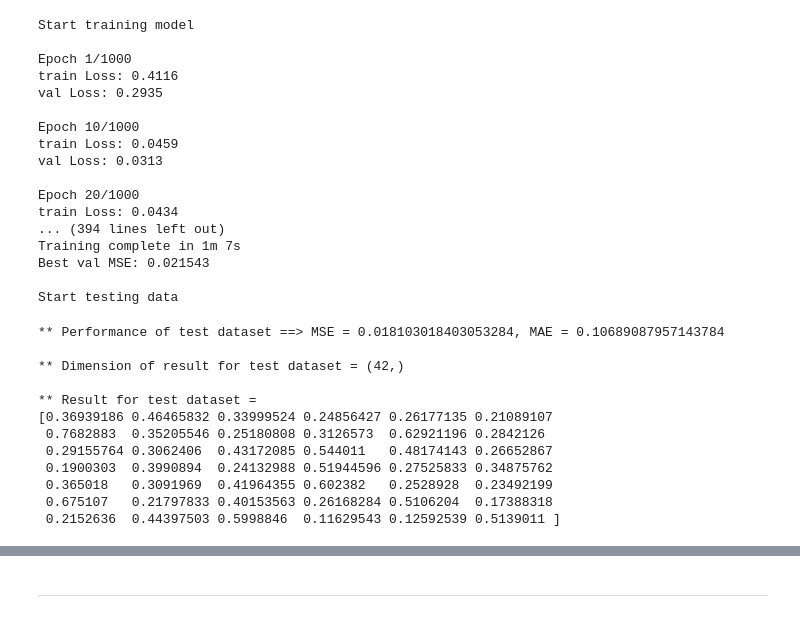
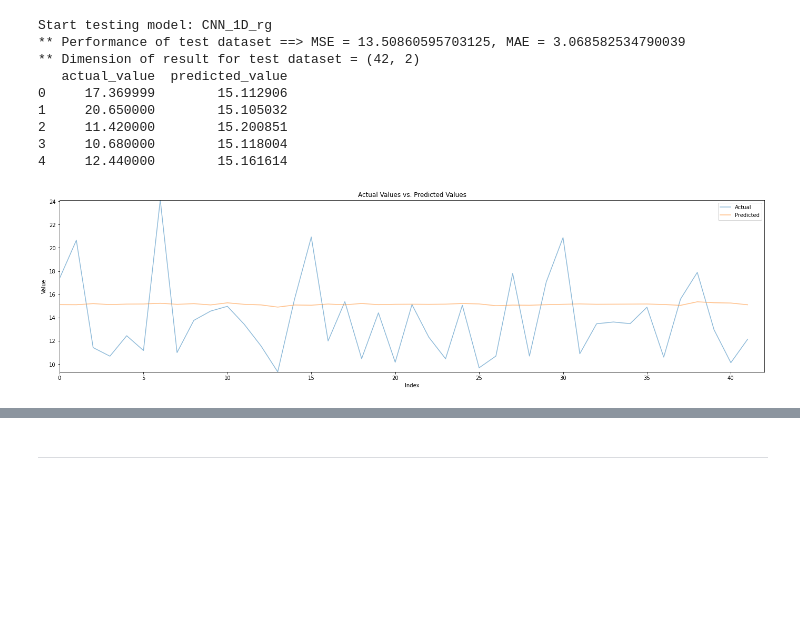
Before and after one commit to ClustProject/KUDataRegression, a Jupyter notebook: Test.ipynb, the cells around one changed output, grey strips where cells are left out. Drawn from its saved outputs; the diff is of its cells as text; code cells hidden in the pictures; blank space fills up the shorter version.

```diff
--- a/Test.ipynb
+++ b/Test.ipynb
@@ -246,46 +68,23 @@ RMSE:  2.7645
-# %%
-# Case 2. GRU (w/o data representation)
-config = config2
-data_reg = mr.Regression(config, train_data, test_data)
-model = data_reg.build_model()  # 모델 구축
-
-if config["training"]:
-    best_model = data_reg.train_model(model)  # 모델 학습
-    data_reg.save_model(best_model, best_model_path=config["best_model_path"])  # 모델 저장
-
-pred, mse, mae = data_reg.pred_data(model, best_model_path=config["best_model_path"])  # 예측
-# %% [output]
-Start training model
-
-Epoch 1/1000
-train Loss: 0.4116
-val Loss: 0.2935
-
-Epoch 10/1000
-train Loss: 0.0459
-val Loss: 0.0313
-
-Epoch 20/1000
-train Loss: 0.0434
-... (394 lines left out)
-Training complete in 1m 7s
-Best val MSE: 0.021543
-
-Start testing data
 # %%
+# Case 3. CNN_1D (w/o data representation)
+model_name = 'CNN_1D_rg'
+model_params = config.model_config[model_name]
+data_reg = mr.Regression(model_params)
+pred, mse, mae = data_reg.pred_data(test_x, test_y, y_scaler, best_model_path=model_params["best_model_path"])  # 예측
+
+# 예측 결과 확인
 print(f'** Performance of test dataset ==> MSE = {mse}, MAE = {mae}')
-print(f'\n** Dimension of result for test dataset = {pred.shape}')
-print(f'\n** Result for test dataset = \n{pred}')
+print(f'** Dimension of result for test dataset = {pred.shape}')
+print(pred.head())
+utils.get_plot(pred)
 # %% [output]
-** Performance of test dataset ==> MSE = 0.018103018403053284, MAE = 0.10689087957143784
-
-** Dimension of result for test dataset = (42,)
-
-** Result for test dataset =
-[0.36939186 0.46465832 0.33999524 0.24856427 0.26177135 0.21089107
- 0.7682883  0.35205546 0.25180808 0.3126573  0.62921196 0.2842126
- 0.29155764 0.3062406  0.43172085 0.544011   0.48174143 0.26652867
- 0.1900303  0.3990894  0.24132988 0.51944596 0.27525833 0.34875762
- 0.365018   0.3091969  0.41964355 0.602382   0.2528928  0.23492199
- 0.675107   0.21797833 0.40153563 0.26168284 0.5106204  0.17388318
- 0.2152636  0.44397503 0.5998846  0.11629543 0.12592539 0.5139011 ]
+Start testing model: CNN_1D_rg
+** Performance of test dataset ==> MSE = 13.50860595703125, MAE = 3.068582534790039
+** Dimension of result for test dataset = (42, 2)
+   actual_value  predicted_value
+0     17.369999        15.112906
+1     20.650000        15.105032
+2     11.420000        15.200851
+3     10.680000        15.118004
+4     12.440000        15.161614
+[figure, added]
```
Also changed, not shown: parts of 25 cells of this notebook, 13 other files.
